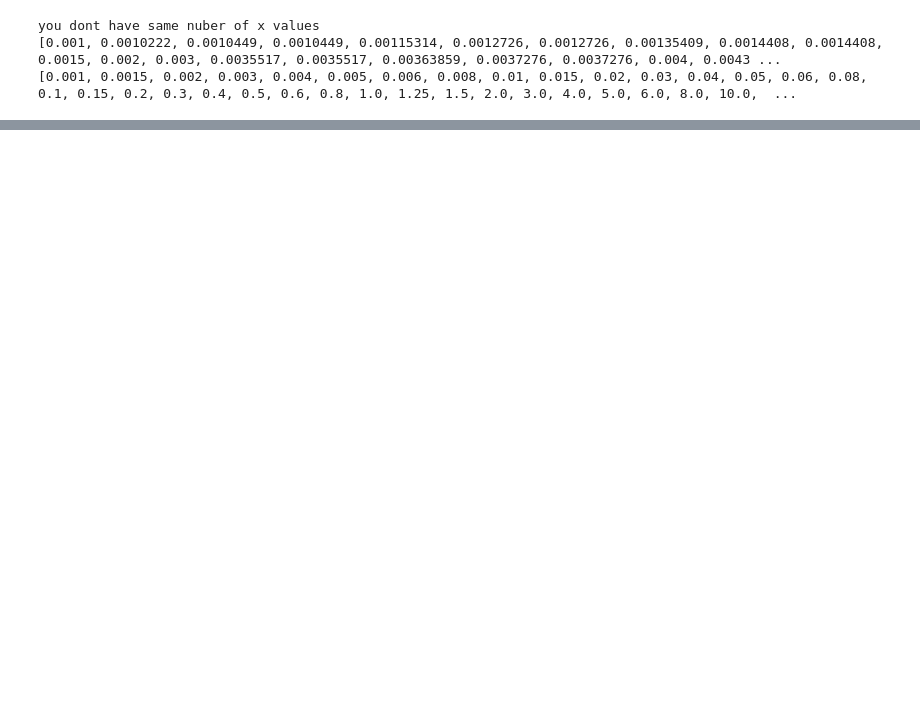
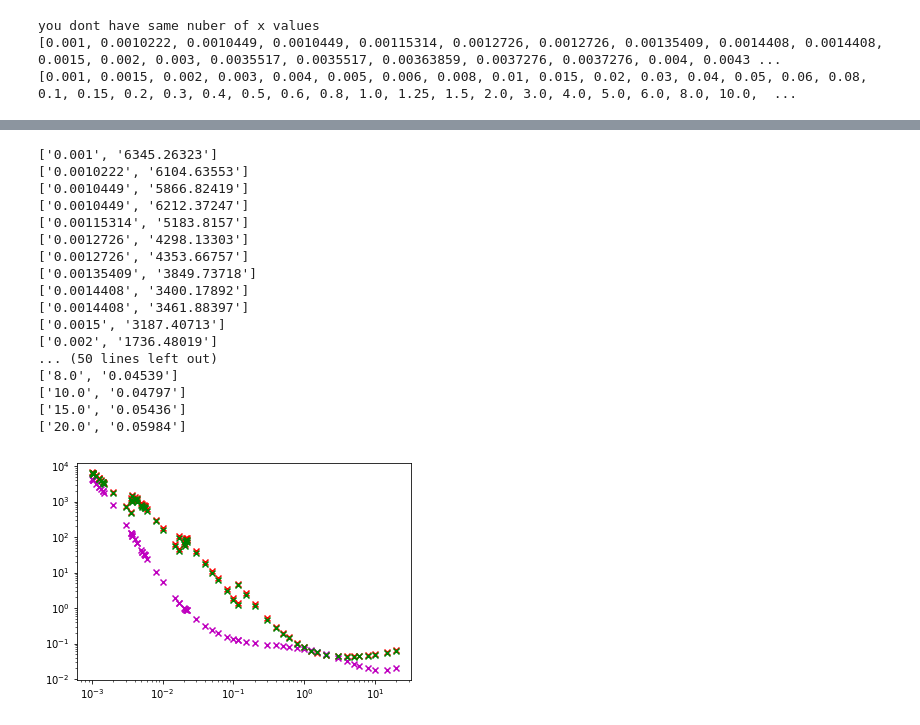
Before and after one commit to davidSkrob/maturitni_prace, a Jupyter notebook: data_analysis_python/water_absorb.ipynb, the cells around one changed output, grey strips where cells are left out. Cells and saved outputs as stored; diff of their text form; code cells hidden in the pictures; blank space fills up the shorter version.

```diff
--- a/data_analysis_python/water_absorb.ipynb
+++ b/data_analysis_python/water_absorb.ipynb
@@ -135,0 +164,36 @@ Invalid limit will be ignored.
+# %%
+
+header = ['name', 'area', 'country_code2', 'country_code3']
+data = ['Afghanistan', 652090, 'AF', 'AFG']
+
+
+with open(r'C:\Users\david\Desktop\maturitni_prace\UO2massCoefff.csv', 'w', encoding='UTF8', newline='') as f:
+    writer = csv.writer(f)
+    for i in range(len(energy_as_x_to_masscoeff_U)):
+        row = [str(energy_as_x_to_masscoeff_U[i]),  str(masscoeff_UO2[i])]
+        writer.writerow(row)
+
+plt.scatter(energy_as_x_to_masscoeff_U, masscoef_U, marker="x", c="r")
+plt.scatter(energy_as_x_to_masscoeff_U, masscoeff_O_calculated, marker="x", c="m")
+plt.scatter(energy_as_x_to_masscoeff_U, masscoeff_UO2, marker="x", c="g")
+plt.yscale('log')
+plt.xscale('log')
+# %% [output]
+['0.001', '6345.26323']
+['0.0010222', '6104.63553']
+['0.0010449', '5866.82419']
+['0.0010449', '6212.37247']
+['0.00115314', '5183.8157']
+['0.0012726', '4298.13303']
+['0.0012726', '4353.66757']
+['0.00135409', '3849.73718']
+['0.0014408', '3400.17892']
+['0.0014408', '3461.88397']
+['0.0015', '3187.40713']
+['0.002', '1736.48019']
+... (50 lines left out)
+['8.0', '0.04539']
+['10.0', '0.04797']
+['15.0', '0.05436']
+['20.0', '0.05984']
+[figure, added]
```
Also changed, not shown: parts of 6 cells of this notebook, 8 other files.
